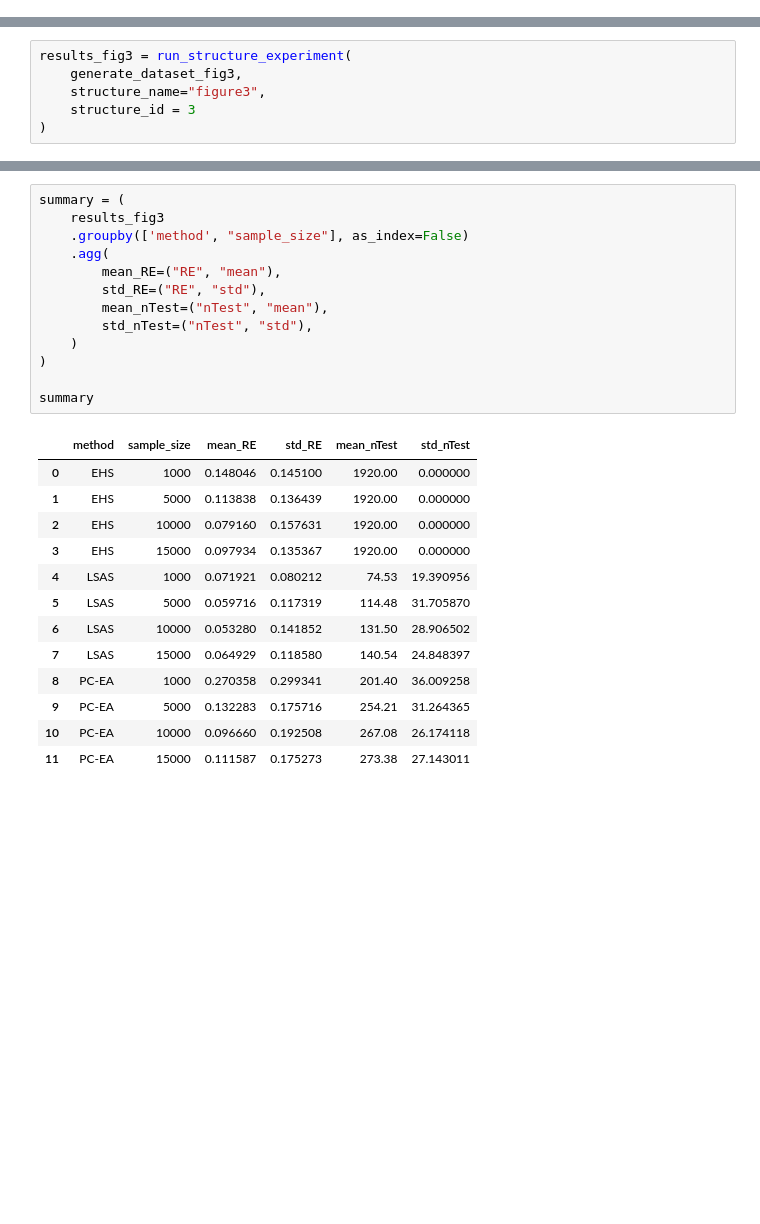
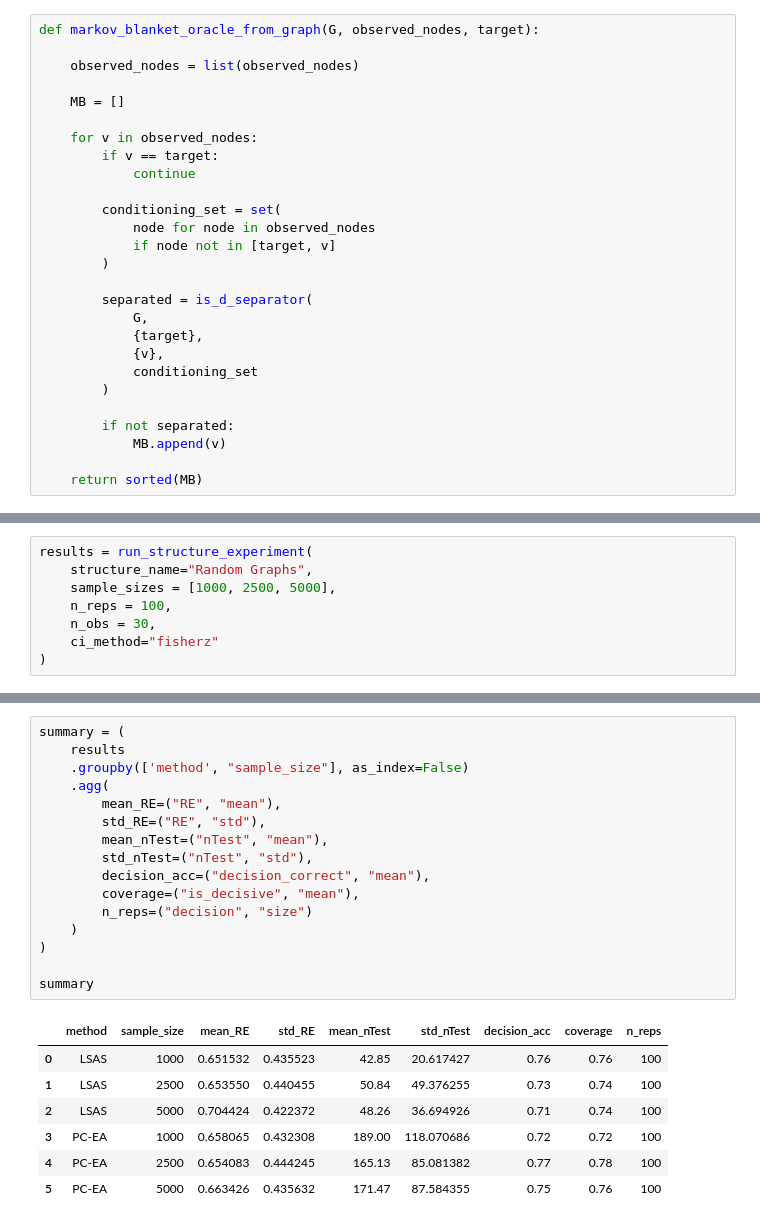
Before and after one commit to fritzwue/LPC-ID, a Jupyter notebook: ea_pc.ipynb, the cells around one changed output, grey strips where cells are left out. Drawn from its saved outputs; the diff is of its cells as text; blank space fills up the shorter version.

```diff
--- a/ea_pc.ipynb
+++ b/ea_pc.ipynb
@@ -123,0 +15,27 @@ def generate_dataset_fig4(n, rng):
+# %%
+def markov_blanket_oracle_from_graph(G, observed_nodes, target):
+
+    observed_nodes = list(observed_nodes)
+
+    MB = []
+
+    for v in observed_nodes:
+        if v == target:
+            continue
+
+        conditioning_set = set(
+            node for node in observed_nodes
+            if node not in [target, v]
+        )
+
+        separated = is_d_separator(
+            G,
+            {target},
+            {v},
+            conditioning_set
+        )
+
+        if not separated:
+            MB.append(v)
+
+    return sorted(MB)
@@ -571,7 +1376,9 @@ def run_structure_experiment(
 # %%
-results_fig3 = run_structure_experiment(
-    generate_dataset_fig3,
-    structure_name="figure3",
-    structure_id = 3
+results = run_structure_experiment(
+    structure_name="Random Graphs",
+    sample_sizes = [1000, 2500, 5000],
+    n_reps = 100,
+    n_obs = 30,
+    ci_method="fisherz"
 )
 # %% [output]
@@ -582,27 +1417,24 @@ Running figure3 with sample size 15000 for 100 reps...
 # %%
 summary = (
-    results_fig3
+    results
     .groupby(['method', "sample_size"], as_index=False)
     .agg(
         mean_RE=("RE", "mean"),
         std_RE=("RE", "std"),
         mean_nTest=("nTest", "mean"),
         std_nTest=("nTest", "std"),
+        decision_acc=("decision_correct", "mean"),
+        coverage=("is_decisive", "mean"),
+        n_reps=("decision", "size")
     )
 )
 
 summary
 # %% [output]
-|  | method | sample_size | mean_RE | std_RE | mean_nTest | std_nTest |
-| 0 | EHS | 1000 | 0.148046 | 0.145100 | 1920.00 | 0.000000 |
-| 1 | EHS | 5000 | 0.113838 | 0.136439 | 1920.00 | 0.000000 |
-| 2 | EHS | 10000 | 0.079160 | 0.157631 | 1920.00 | 0.000000 |
-| 3 | EHS | 15000 | 0.097934 | 0.135367 | 1920.00 | 0.000000 |
-| 4 | LSAS | 1000 | 0.071921 | 0.080212 | 74.53 | 19.390956 |
-| 5 | LSAS | 5000 | 0.059716 | 0.117319 | 114.48 | 31.705870 |
-| 6 | LSAS | 10000 | 0.053280 | 0.141852 | 131.50 | 28.906502 |
-| 7 | LSAS | 15000 | 0.064929 | 0.118580 | 140.54 | 24.848397 |
-| 8 | PC-EA | 1000 | 0.270358 | 0.299341 | 201.40 | 36.009258 |
-| 9 | PC-EA | 5000 | 0.132283 | 0.175716 | 254.21 | 31.264365 |
-| 10 | PC-EA | 10000 | 0.096660 | 0.192508 | 267.08 | 26.174118 |
-| 11 | PC-EA | 15000 | 0.111587 | 0.175273 | 273.38 | 27.143011 |
+|  | method | sample_size | mean_RE | std_RE | mean_nTest | std_nTest | decision_acc | coverage | n_reps |
+| 0 | LSAS | 1000 | 0.651532 | 0.435523 | 42.85 | 20.617427 | 0.76 | 0.76 | 100 |
+| 1 | LSAS | 2500 | 0.653550 | 0.440455 | 50.84 | 49.376255 | 0.73 | 0.74 | 100 |
+| 2 | LSAS | 5000 | 0.704424 | 0.422372 | 48.26 | 36.694926 | 0.71 | 0.74 | 100 |
+| 3 | PC-EA | 1000 | 0.658065 | 0.432308 | 189.00 | 118.070686 | 0.72 | 0.72 | 100 |
+| 4 | PC-EA | 2500 | 0.654083 | 0.444245 | 165.13 | 85.081382 | 0.77 | 0.78 | 100 |
+| 5 | PC-EA | 5000 | 0.663426 | 0.435632 | 171.47 | 87.584355 | 0.75 | 0.76 | 100 |
```
Also changed, not shown: parts of 55 cells of this notebook, 6 other files.
